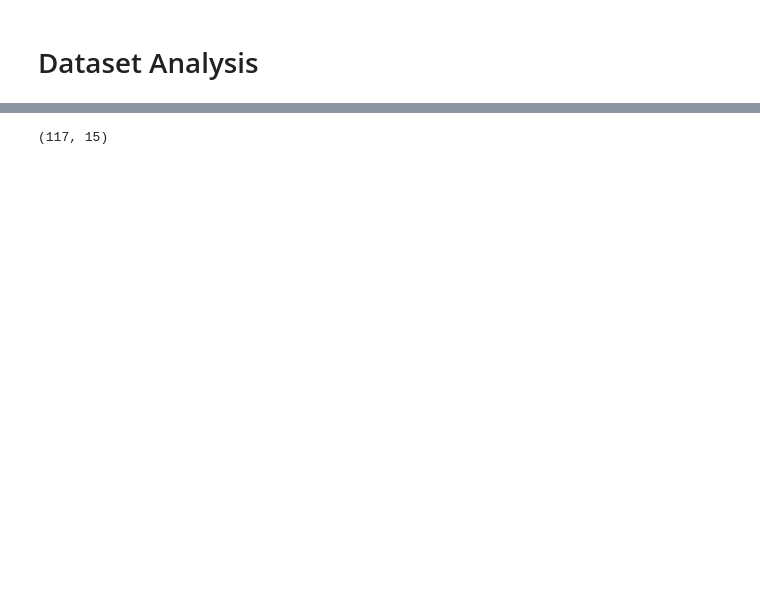
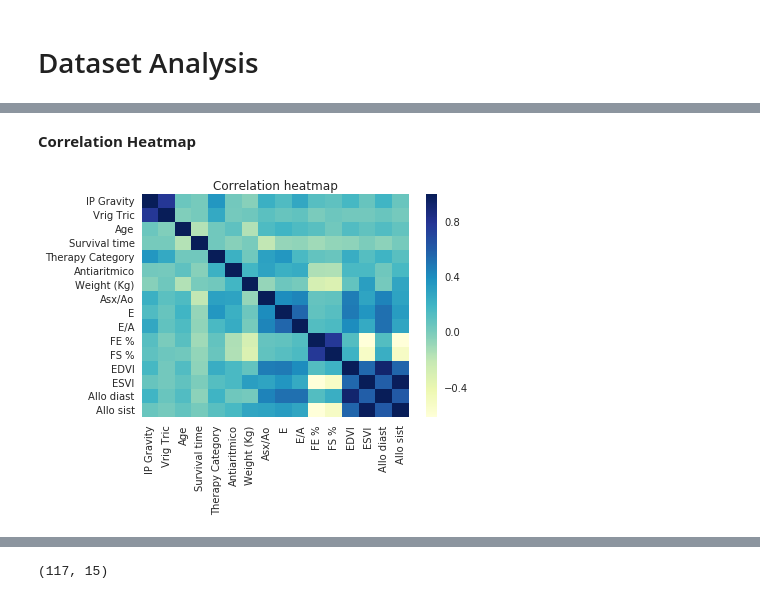
Before and after one commit to Scienziatopazzo/svm-thesis, a Jupyter notebook: experiments/Dataset Analysis.ipynb, the cells around one changed output, grey strips where cells are left out. Saved outputs shown, nothing was run; the diff lists cells and outputs as text; code cells hidden in the pictures; blank space fills up the shorter version.

```diff
--- a/experiments/Dataset Analysis.ipynb
+++ b/experiments/Dataset Analysis.ipynb
@@ -11,0 +54,8 @@ from sklearn.preprocessing import StandardScaler
+# %% [markdown]
+**Correlation Heatmap**
+# %%
+plt.title("Correlation heatmap")
+sns.heatmap(dogs.corr(), cmap="YlGnBu")
+plt.show()
+# %% [output]
+[figure, added]
```
Also changed, not shown: parts of 12 cells of this notebook, 3 other files.
